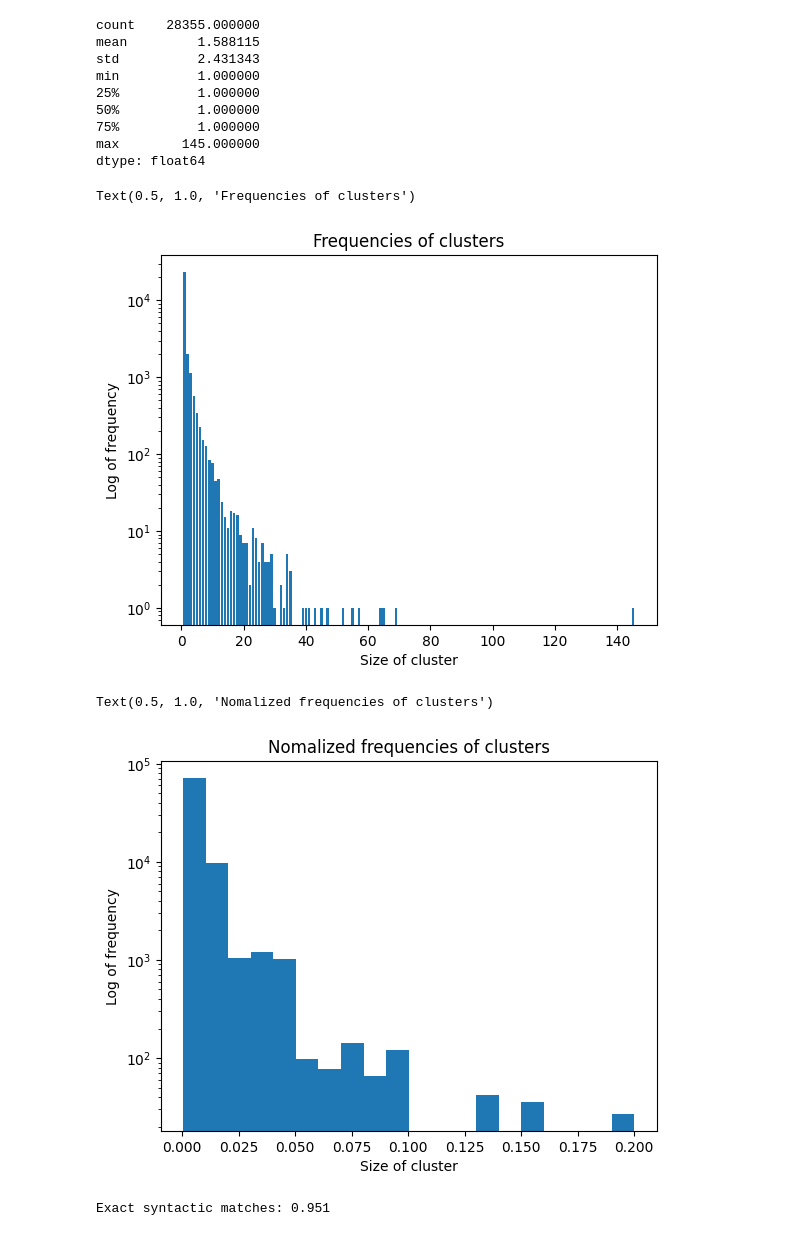
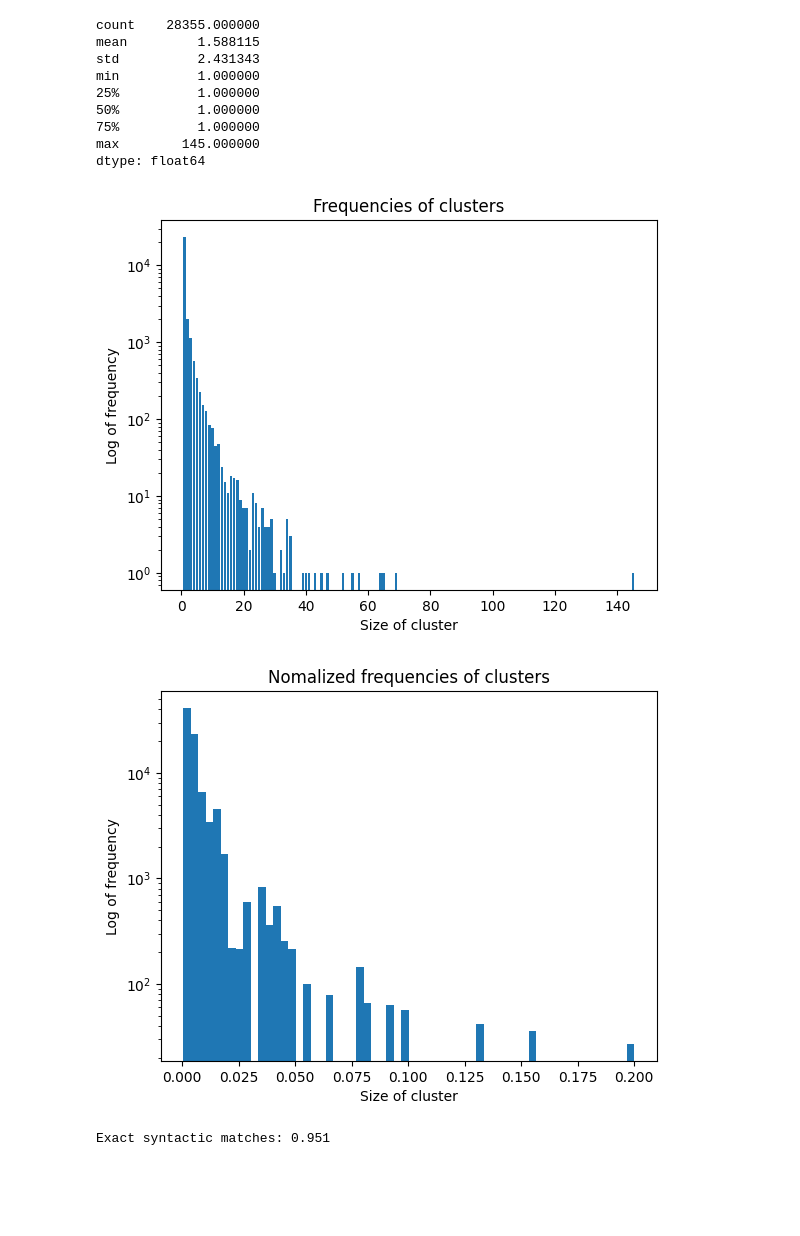
Before and after one commit to ANR-kFLOW/KG2Narrative, a Jupyter notebook: get_statistics.ipynb, the cells around one changed output. Cells and saved outputs as stored; diff of their text form; code cells hidden in the pictures; blank space fills up the shorter version.

```diff
--- a/get_statistics.ipynb
+++ b/get_statistics.ipynb
@@ -151,6 +151,7 @@ from collections import defaultdict
 import os
 import ast
 from collections import Counter
+import numpy as np
 
 def def_value():
     return 0
@@ -159,9 +160,10 @@ length_clusters=defaultdict(def_value)
 length_clusters_list = []
 length_clusters_list_normalized = []
 total_clusters = 0
-total_mentions = 0
 total_single_clusters = 0
 total_similarities = []
+count_mentions = Counter() #To see which mentions are the most frequent
+unique_mentions = []
 
 
 base_path = 'Data/cluster_data/output_all/'
@@ -185,22 +187,26 @@ for doc in cluster_docs:
             cluster = ast.literal_eval(cluster)
 
             len_cluster = len(cluster)
-            total_mentions += len_cluster
             num_mentions_in_doc += len_cluster
             length_clusters[len_cluster] = length_clusters[len_cluster] + 1
             length_clusters_list.append(len_cluster)
 
-            if len_cluster > 50:
+            '''
+            if len_cluster > 50: #Print largest clusters
                 print(f"{doc}: length: {len_cluster}")
 
-
+            '''
             if len_cluster == 1:
                 total_single_clusters +=1
+
+            [unique_mentions.append(mention) for mention in cluster]
+
+            word_list = [mention.split('_')[0] for mention in cluster]
+            count_mentions.update(word_list)
 
 
             if len_cluster != 1: #Skip single clusters
                 # count syntactic matches
-                word_list = [mention.split('_')[0] for mention in cluster ]
 
                 counts = Counter(word_list)
                 similarity = counts.most_common(1)[0][1]/sum(counts.values())
@@ -208,9 +214,14 @@ for doc in cluster_docs:
 
 
     for cluster in cluster_doc:
-        length_clusters_list_normalized.append(len_cluster/num_mentions_in_doc)
+        normalized_value = len_cluster/num_mentions_in_doc
+        length_clusters_list_normalized.append(normalized_value)
+        if normalized_value > 0.125:
+            print(doc)
 
+print("\n")
+print(f"Total number of mentions: {sum(count_mentions.values())}")
+print(f"Total number of unique mentions: {len(np.unique(unique_mentions))}")
 print(f"Total number of clusters: {total_clusters}")
-print(f"Total number of mentions: {total_mentions}")
 print(f"Total number of single clusters: {total_single_clusters}")
 # %% [output]
@@ -243,18 +266,20 @@ plt.bar(list(length_clusters.keys()), length_clusters.values(), log=True)
 plt.xlabel("Size of cluster")
 plt.ylabel("Log of frequency")
 plt.title("Frequencies of clusters")
+plt.savefig("Plots/Freq_cluster_size.png")
+plt.show()
 # %% [output]
-Text(0.5, 1.0, 'Frequencies of clusters')
 [figure]
 # %%
 #Normalized by the number of mentions within a document
-plt.hist(length_clusters_list_normalized, bins=20, log=True)
+plt.hist(length_clusters_list_normalized, bins=60, log=True)
 plt.xlabel("Size of cluster")
 plt.ylabel("Log of frequency")
 plt.title("Nomalized frequencies of clusters")
+plt.savefig("Plots/norm_freq_cluster_size.png")
+plt.show()
 # %% [output]
-Text(0.5, 1.0, 'Nomalized frequencies of clusters')
-[figure, old version]
+[figure, new version]
 # %%
 print(f"Exact syntactic matches: {(sum(total_similarities) / len(total_similarities)):.3f}")
 # %% [output]
```
Also changed, not shown: parts of 8 cells of this notebook, 1 other file.
